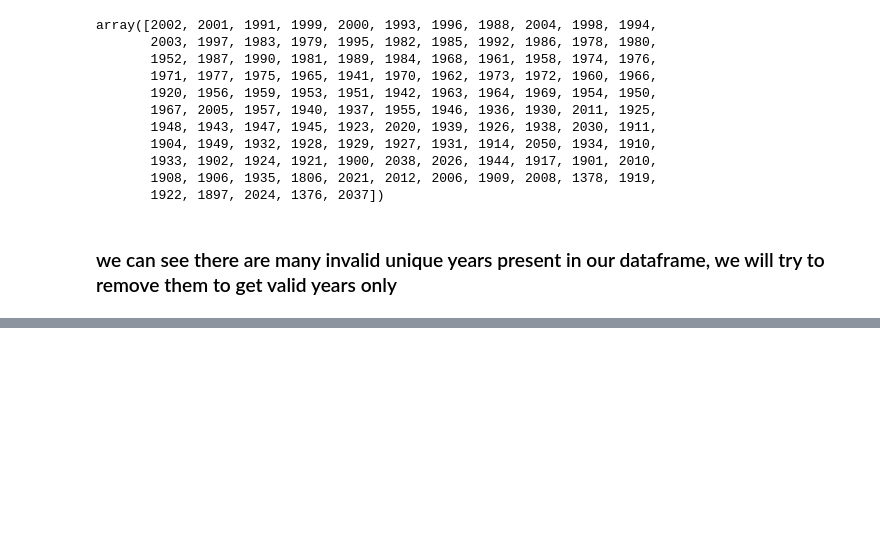
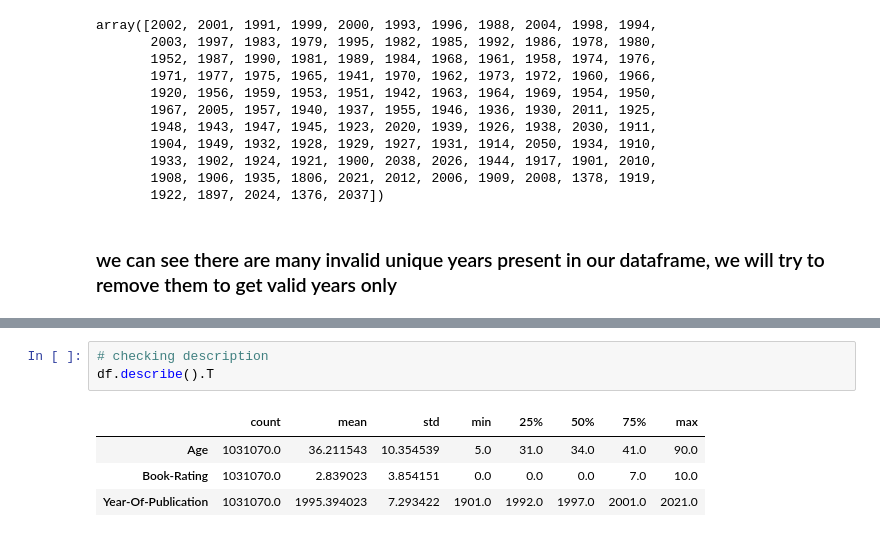
Before and after one commit to MANISH-KUMAR-CODES/Book-Recommendtion-System, a Jupyter notebook: Book_Recommendtion_System.ipynb, the cells around one changed output, grey strips where cells are left out. Saved outputs shown, nothing was run; the diff lists cells and outputs as text; blank space fills up the shorter version.

```diff
--- a/Book_Recommendtion_System.ipynb
+++ b/Book_Recommendtion_System.ipynb
@@ -387,0 +486,8 @@ books_df
+# %%
+# checking description
+df.describe().T
+# %% [output]
+|  | count | mean | std | min | 25% | 50% | 75% | max |
+| Age | 1031070.0 | 36.211543 | 10.354539 | 5.0 | 31.0 | 34.0 | 41.0 | 90.0 |
+| Book-Rating | 1031070.0 | 2.839023 | 3.854151 | 0.0 | 0.0 | 0.0 | 7.0 | 10.0 |
+| Year-Of-Publication | 1031070.0 | 1995.394023 | 7.293422 | 1901.0 | 1992.0 | 1997.0 | 2001.0 | 2021.0 |
```
Also changed, not shown: parts of 17 cells of this notebook.
